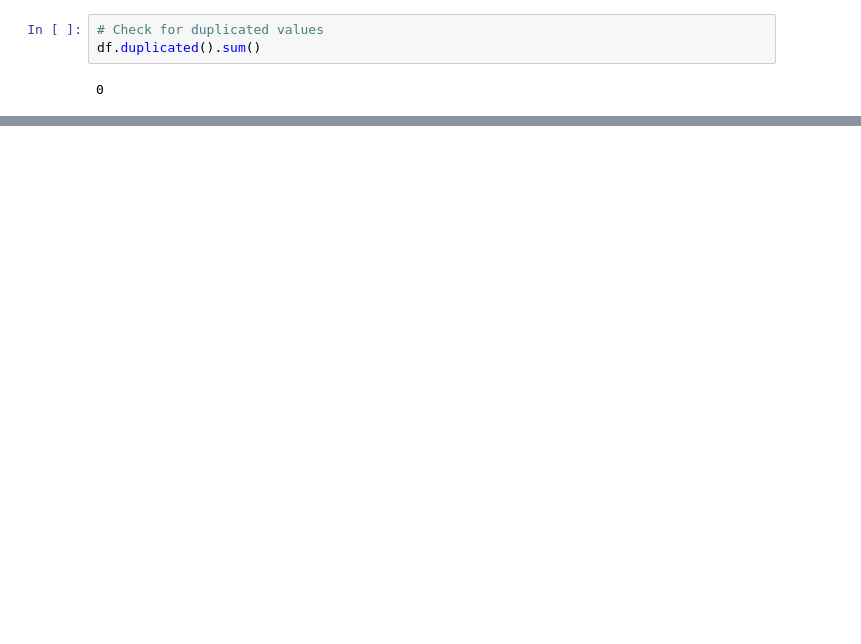
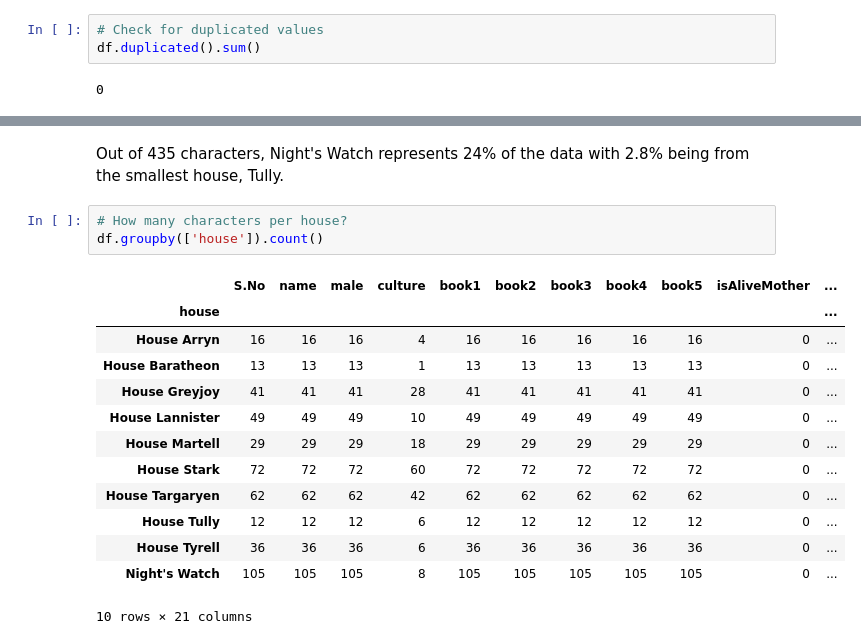
Before and after one commit to megano/storytelling, a Jupyter notebook: eda/GOT-analysis.ipynb, the cells around one changed output, grey strips where cells are left out. Saved outputs shown, nothing was run; the diff lists cells and outputs as text; blank space fills up the shorter version.

```diff
--- a/eda/GOT-analysis.ipynb
+++ b/eda/GOT-analysis.ipynb
@@ -240,3 +375,22 @@ df.duplicated().sum()
+# %% [markdown]
+Out of 435 characters, Night's Watch represents 24% of the data with 2.8% being from the smallest house, Tully.
+# %%
+# How many characters per house?
+df.groupby(['house']).count()
+# %% [output]
+|  | S.No | name | male | culture | book1 | book2 | book3 | book4 | book5 | isAliveMother | ... |
+| house |  |  |  |  |  |  |  |  |  |  | ... |
+| House Arryn | 16 | 16 | 16 | 4 | 16 | 16 | 16 | 16 | 16 | 0 | ... |
+| House Baratheon | 13 | 13 | 13 | 1 | 13 | 13 | 13 | 13 | 13 | 0 | ... |
+| House Greyjoy | 41 | 41 | 41 | 28 | 41 | 41 | 41 | 41 | 41 | 0 | ... |
+| House Lannister | 49 | 49 | 49 | 10 | 49 | 49 | 49 | 49 | 49 | 0 | ... |
+| House Martell | 29 | 29 | 29 | 18 | 29 | 29 | 29 | 29 | 29 | 0 | ... |
+| House Stark | 72 | 72 | 72 | 60 | 72 | 72 | 72 | 72 | 72 | 0 | ... |
+| House Targaryen | 62 | 62 | 62 | 42 | 62 | 62 | 62 | 62 | 62 | 0 | ... |
+| House Tully | 12 | 12 | 12 | 6 | 12 | 12 | 12 | 12 | 12 | 0 | ... |
+| House Tyrell | 36 | 36 | 36 | 6 | 36 | 36 | 36 | 36 | 36 | 0 | ... |
+| Night's Watch | 105 | 105 | 105 | 8 | 105 | 105 | 105 | 105 | 105 | 0 | ... |
+10 rows × 21 columns
 # %%
 # Group by house, survival
 df.groupby(['house', 'isAlive']).count()
```
Also changed, not shown: parts of 36 cells of this notebook.
